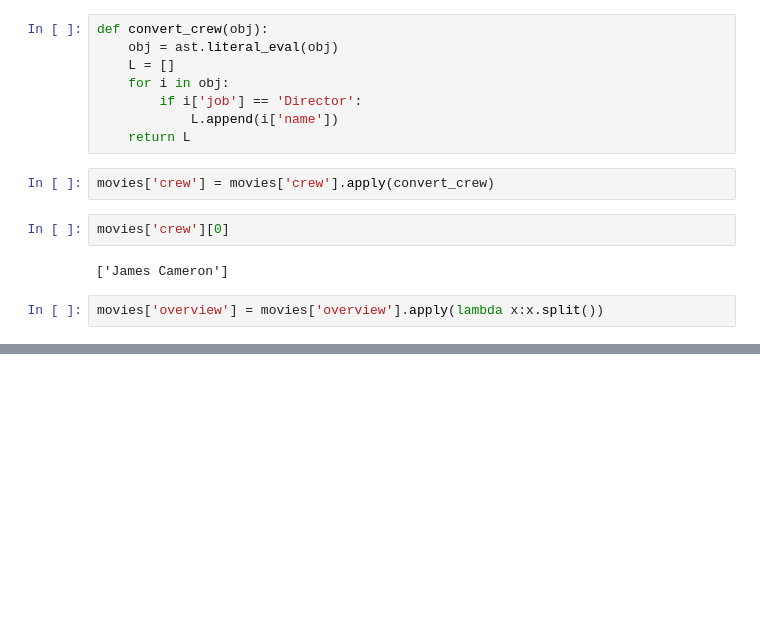
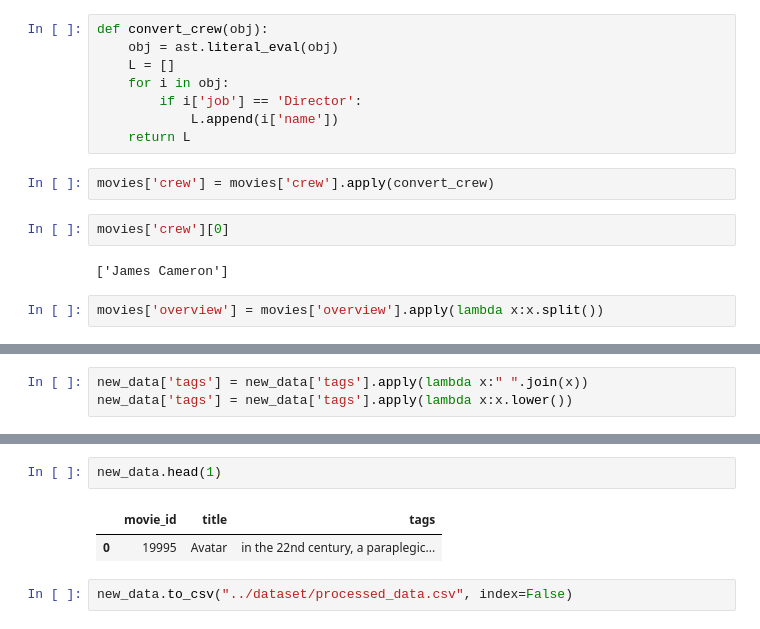
Before and after one commit to AliRaza0604/Movie_Recommendation_Engine, a Jupyter notebook: Data_Processing.ipynb, the cells around one changed output, grey strips where cells are left out. Cells and saved outputs as stored; diff of their text form; blank space fills up the shorter version.

```diff
--- a/Data_Processing.ipynb
+++ b/Data_Processing.ipynb
@@ -125,0 +154,3 @@ movies['overview'] = movies['overview'].apply(lambda x:x.split())
+# %%
+new_data['tags'] = new_data['tags'].apply(lambda x:" ".join(x))
+new_data['tags'] = new_data['tags'].apply(lambda x:x.lower())
@@ -125,0 +168,7 @@ movies['overview'] = movies['overview'].apply(lambda x:x.split())
+# %%
+new_data.head(1)
+# %% [output]
+|  | movie_id | title | tags |
+| 0 | 19995 | Avatar | in the 22nd century, a paraplegic... |
+# %%
+new_data.to_csv("../dataset/processed_data.csv", index=False)
```
Also changed, not shown: parts of 8 cells of this notebook, 4 other files.
